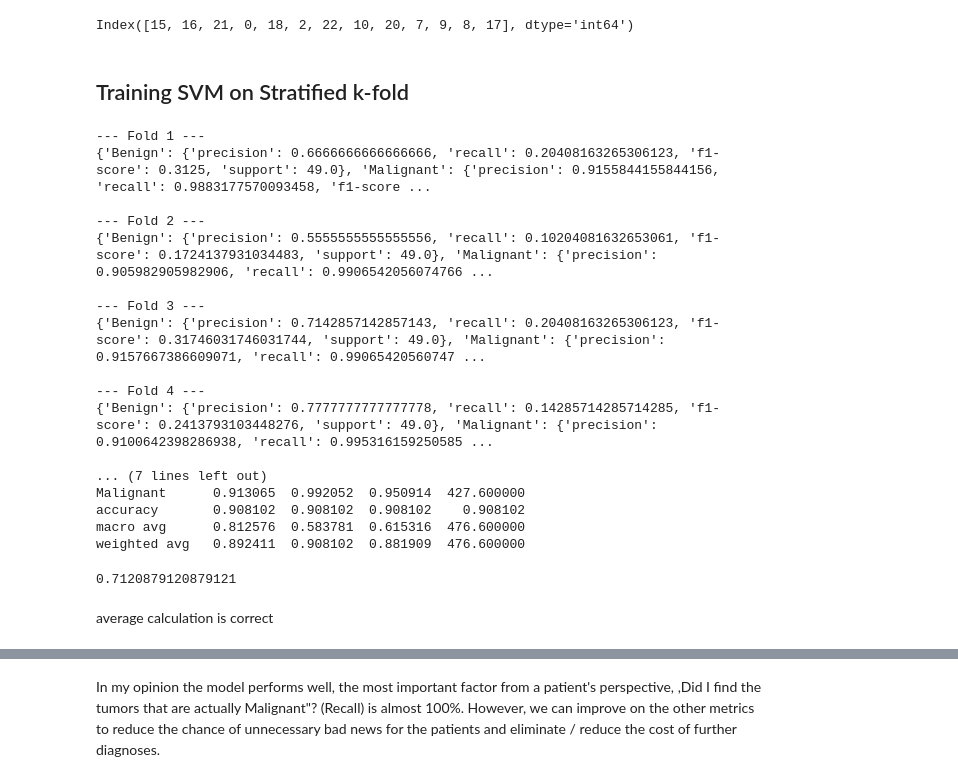
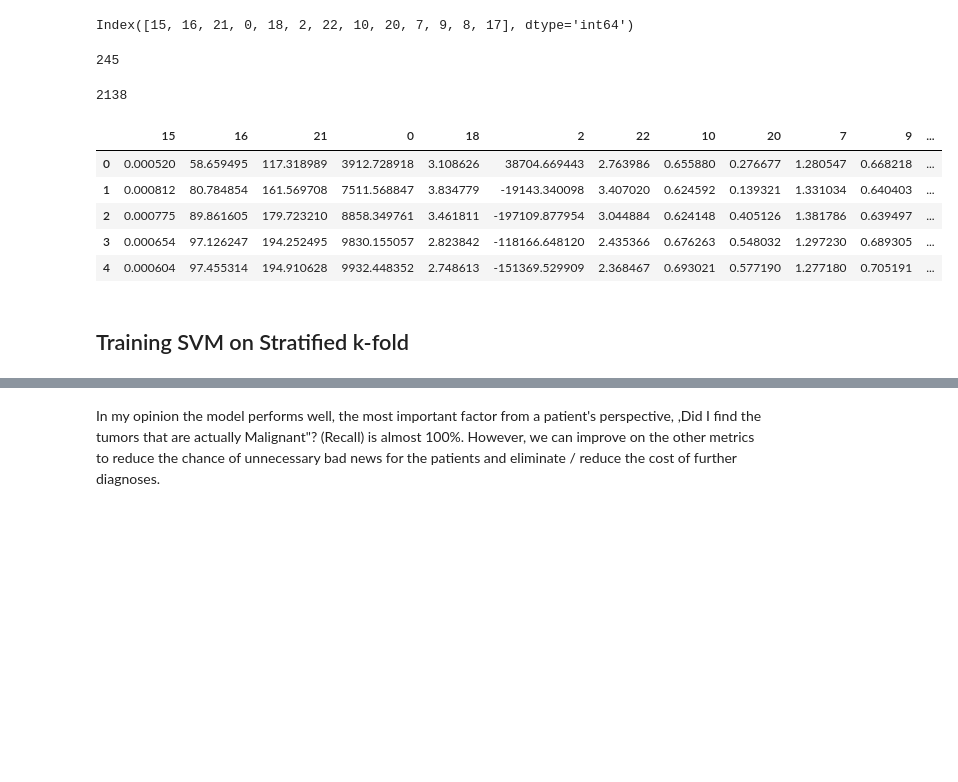
Before and after one commit to Bushika7/CT_segmentation_classification, a Jupyter notebook: Milestone3/Milestone3_part2_3.ipynb, the cells around one changed output, grey strips where cells are left out. Drawn from its saved outputs; the diff is of its cells as text; code cells hidden in the pictures; blank space fills up the shorter version.

```diff
--- a/Milestone3/Milestone3_part2_3.ipynb
+++ b/Milestone3/Milestone3_part2_3.ipynb
@@ -243,67 +261,22 @@ df_binary_imp = df_binary[important_features.index]
 df_binary_imp.columns
 # %% [output]
 Index([15, 16, 21, 0, 18, 2, 22, 10, 20, 7, 9, 8, 17], dtype='int64')
+# %%
+len(df_binary_imp[labels=='Benign'])
+# %% [output]
+245
+# %%
+len(df_binary_imp[labels=='Malignant'])
+# %% [output]
+2138
+# %%
+df_binary_imp.head()
+# %% [output]
+|  | 15 | 16 | 21 | 0 | 18 | 2 | 22 | 10 | 20 | 7 | 9 | ... |
+| 0 | 0.000520 | 58.659495 | 117.318989 | 3912.728918 | 3.108626 | 38704.669443 | 2.763986 | 0.655880 | 0.276677 | 1.280547 | 0.668218 | ... |
+| 1 | 0.000812 | 80.784854 | 161.569708 | 7511.568847 | 3.834779 | -19143.340098 | 3.407020 | 0.624592 | 0.139321 | 1.331034 | 0.640403 | ... |
+| 2 | 0.000775 | 89.861605 | 179.723210 | 8858.349761 | 3.461811 | -197109.877954 | 3.044884 | 0.624148 | 0.405126 | 1.381786 | 0.639497 | ... |
+| 3 | 0.000654 | 97.126247 | 194.252495 | 9830.155057 | 2.823842 | -118166.648120 | 2.435366 | 0.676263 | 0.548032 | 1.297230 | 0.689305 | ... |
+| 4 | 0.000604 | 97.455314 | 194.910628 | 9932.448352 | 2.748613 | -151369.529909 | 2.368467 | 0.693021 | 0.577190 | 1.277180 | 0.705191 | ... |
 # %% [markdown]
 ## Training SVM on Stratified k-fold
-# %%
-skf = StratifiedKFold(n_splits=5, shuffle=True, random_state=42)
-  # default parameters
-metrics = []
-
-for fold, (train_idx, test_idx) in enumerate(skf.split(df_binary_imp, labels)):
-    print(f"\n--- Fold {fold + 1} ---")
-    X_train, X_test = df_binary_imp.iloc[train_idx], df_binary_imp.iloc[test_idx]
-    y_train, y_test = labels.iloc[train_idx], labels.iloc[test_idx]
-
-    # Feature Scaling
-    scaler = StandardScaler()
-    X_train = scaler.fit_transform(X_train)
-    X_test = scaler.transform(X_test)
-    clf = SVC()
-    clf.fit(X_train, y_train)
-    y_pred = clf.predict(X_test)
-    # report = classification_report(y_test, y_pred, digits=4, output_dict=True)
-    # metrics.append(report)
-    #
-    report = classification_report(y_test, y_pred, output_dict=True)
-    print(report)
-
-    # Flatten the dictionary into a DataFrame row
-    report_df = pd.DataFrame(report).transpose()
-    # report_df['Fold'] = fold  # Add fold number
-
-    metrics.append(report_df)
-
-# Combine all fold reports into one DataFrame
-df_metrics = pd.concat(metrics, axis=0).reset_index()
-
-# Compute average metrics across folds (excluding support count)
-avg_metrics = df_metrics.groupby('index').mean(numeric_only=True)
-
-print("____________________________________________")
-print("average metrics: ")
-print(avg_metrics)  # Displays properly formatted averaged classification report
-# %% [output]
---- Fold 1 ---
-{'Benign': {'precision': 0.6666666666666666, 'recall': 0.20408163265306123, 'f1-score': 0.3125, 'support': 49.0}, 'Malignant': {'precision': 0.9155844155844156, 'recall': 0.9883177570093458, 'f1-score ...
-
---- Fold 2 ---
-{'Benign': {'precision': 0.5555555555555556, 'recall': 0.10204081632653061, 'f1-score': 0.1724137931034483, 'support': 49.0}, 'Malignant': {'precision': 0.905982905982906, 'recall': 0.9906542056074766 ...
-
---- Fold 3 ---
-{'Benign': {'precision': 0.7142857142857143, 'recall': 0.20408163265306123, 'f1-score': 0.31746031746031744, 'support': 49.0}, 'Malignant': {'precision': 0.9157667386609071, 'recall': 0.99065420560747 ...
-
---- Fold 4 ---
-{'Benign': {'precision': 0.7777777777777778, 'recall': 0.14285714285714285, 'f1-score': 0.2413793103448276, 'support': 49.0}, 'Malignant': {'precision': 0.9100642398286938, 'recall': 0.995316159250585 ...
-
-... (7 lines left out)
-Malignant      0.913065  0.992052  0.950914  427.600000
-accuracy       0.908102  0.908102  0.908102    0.908102
-macro avg      0.812576  0.583781  0.615316  476.600000
-weighted avg   0.892411  0.908102  0.881909  476.600000
-# %%
-(0.6666666666666666 + 0.5555555555555556 + 0.7142857142857143 + 0.7777777777777778 + 0.8461538461538461) / 5
-# %% [output]
-0.7120879120879121
-# %% [markdown]
-average calculation is correct
```
Also changed, not shown: parts of 36 cells of this notebook, 3 other files.
